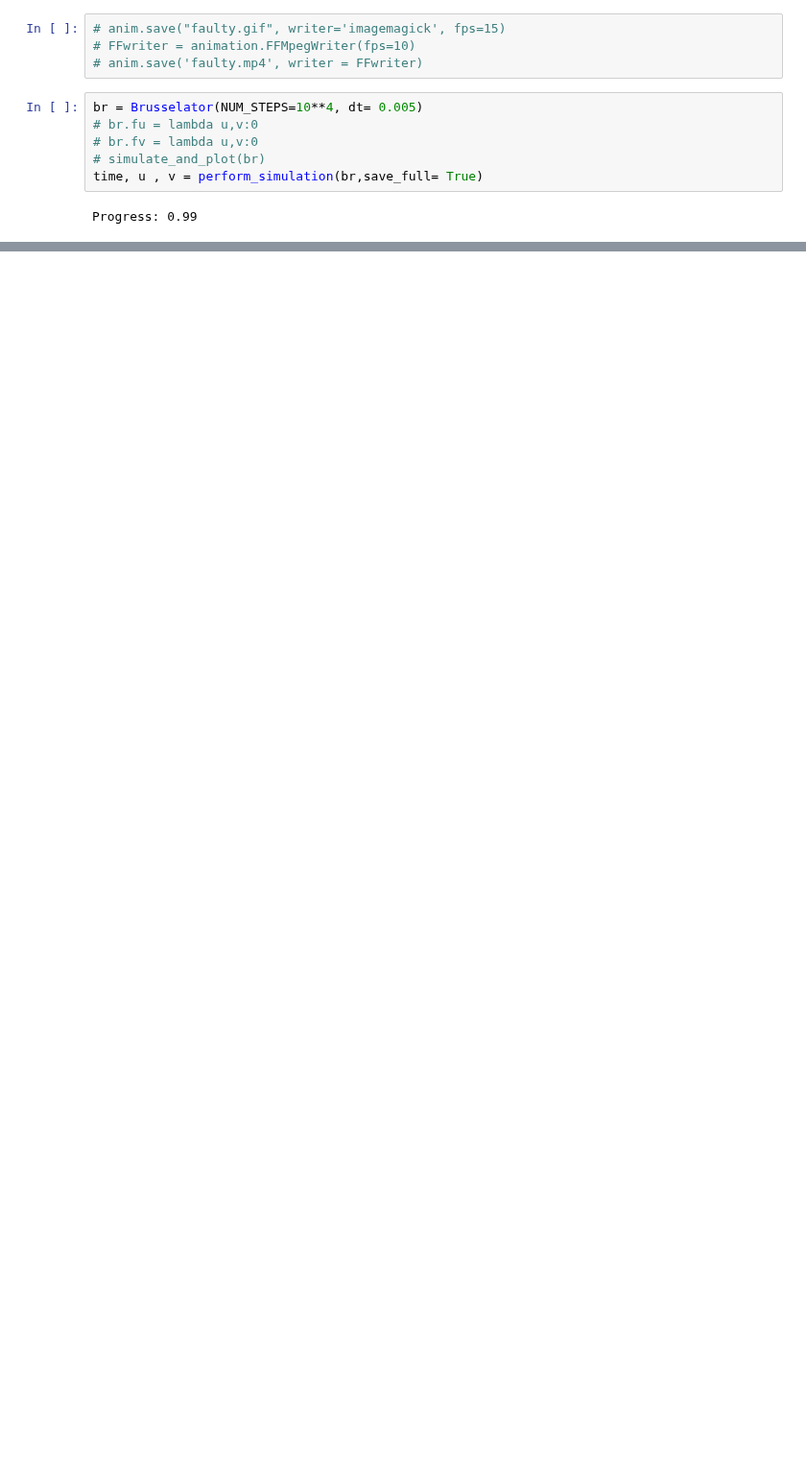
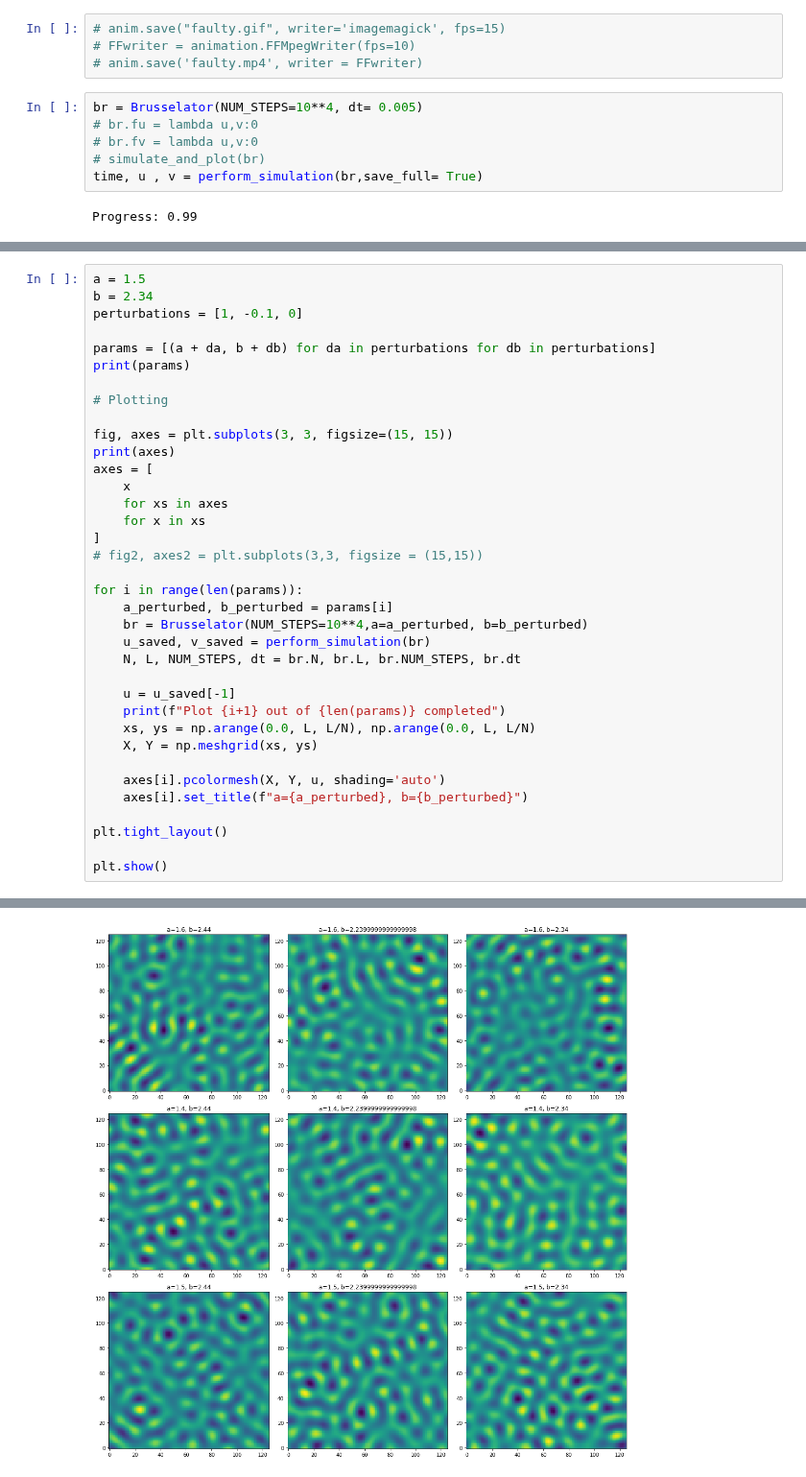
Before and after one commit to l-ada/Turing-models, a Jupyter notebook: brusselator.ipynb, the cells around one changed output, grey strips where cells are left out. Shown at 96% size. Cells and saved outputs as stored; diff of their text form; blank space fills up the shorter version.

```diff
--- a/brusselator.ipynb
+++ b/brusselator.ipynb
@@ -360,0 +357,37 @@ Conclusions: at dt=0.005, the amplitude stabilizes after 15 seconds, which is ab
+# %%
+a = 1.5
+b = 2.34
+perturbations = [1, -0.1, 0]
+
+params = [(a + da, b + db) for da in perturbations for db in perturbations]
+print(params)
+
+# Plotting
+
+fig, axes = plt.subplots(3, 3, figsize=(15, 15))
+print(axes)
+axes = [
+    x
+    for xs in axes
+    for x in xs
+]
+# fig2, axes2 = plt.subplots(3,3, figsize = (15,15))
+
+for i in range(len(params)):
+    a_perturbed, b_perturbed = params[i]
+    br = Brusselator(NUM_STEPS=10**4,a=a_perturbed, b=b_perturbed)
+    u_saved, v_saved = perform_simulation(br)
+    N, L, NUM_STEPS, dt = br.N, br.L, br.NUM_STEPS, br.dt
+
+    u = u_saved[-1]
+    print(f"Plot {i+1} out of {len(params)} completed")
+    xs, ys = np.arange(0.0, L, L/N), np.arange(0.0, L, L/N)
+    X, Y = np.meshgrid(xs, ys)
+
+    axes[i].pcolormesh(X, Y, u, shading='auto')
+    axes[i].set_title(f"a={a_perturbed}, b={b_perturbed}")
+
+plt.tight_layout()
+
+plt.show()
+# %% [output]
@@ -360,0 +407 @@ Conclusions: at dt=0.005, the amplitude stabilizes after 15 seconds, which is ab
+[figure, added]
```
Also changed, not shown: parts of 7 cells of this notebook.
